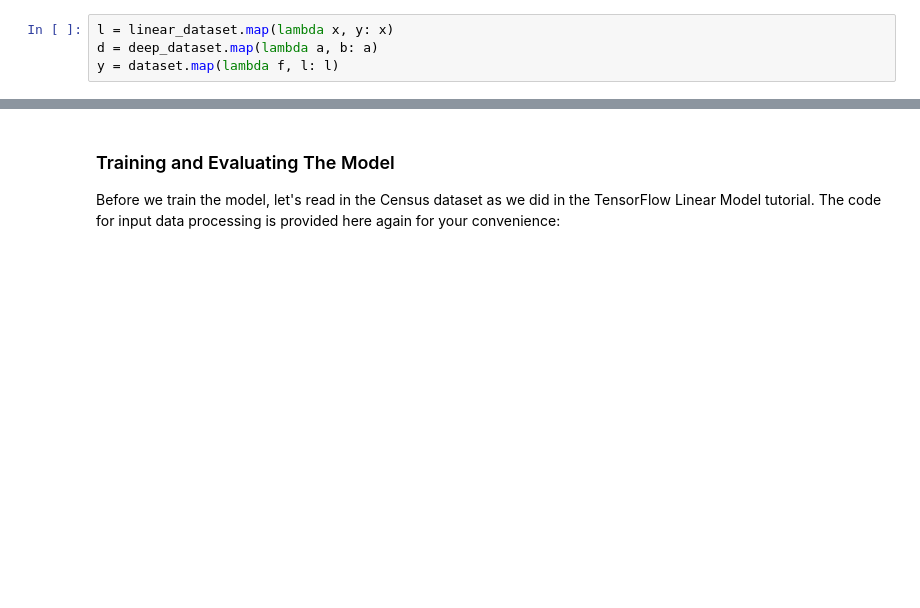
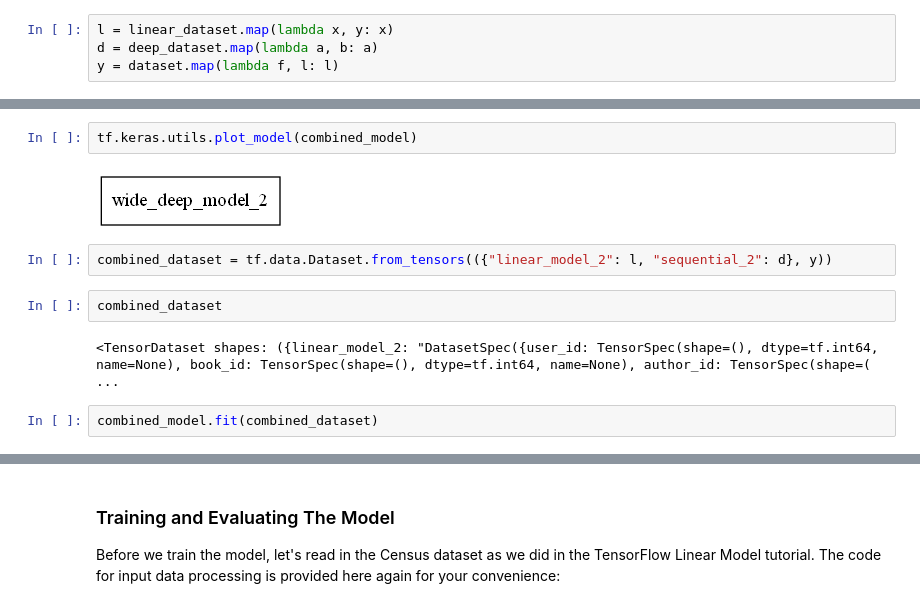
Before and after one commit to simon376/ds-recommender-project, a Jupyter notebook: wide_and_deep.ipynb, the cells around one changed output, grey strips where cells are left out. Saved outputs shown, nothing was run; the diff lists cells and outputs as text; blank space fills up the shorter version.

```diff
--- a/wide_and_deep.ipynb
+++ b/wide_and_deep.ipynb
@@ -531,0 +556,12 @@ y = dataset.map(lambda f, l: l)
+# %%
+tf.keras.utils.plot_model(combined_model)
+# %% [output]
+[figure, added]
+# %%
+combined_dataset = tf.data.Dataset.from_tensors(({"linear_model_2": l, "sequential_2": d}, y))
+# %%
+combined_dataset
+# %% [output]
+<TensorDataset shapes: ({linear_model_2: "DatasetSpec({user_id: TensorSpec(shape=(), dtype=tf.int64, name=None), book_id: TensorSpec(shape=(), dtype=tf.int64, name=None), author_id: TensorSpec(shape=( ...
+# %%
+combined_model.fit(combined_dataset)
```
Also changed, not shown: parts of 102 cells of this notebook.
